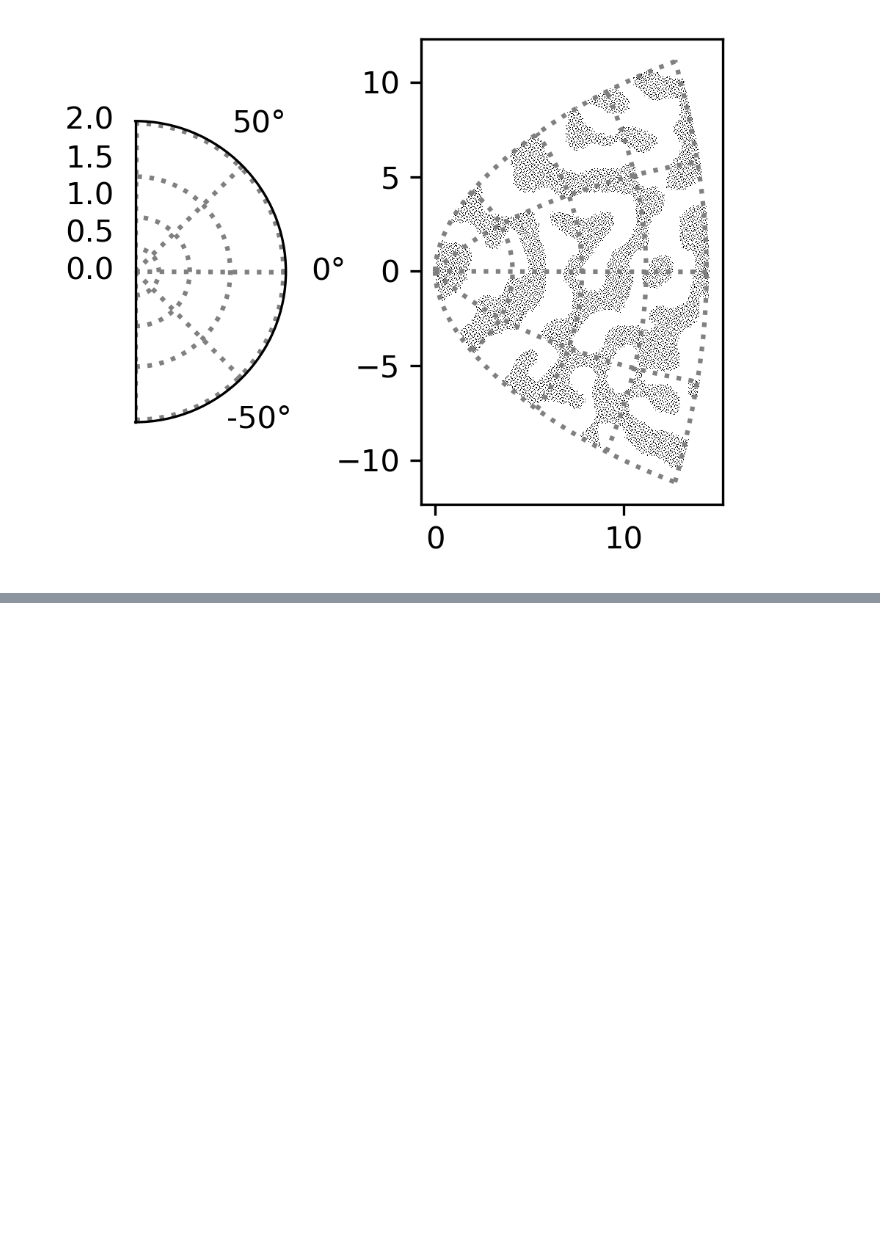
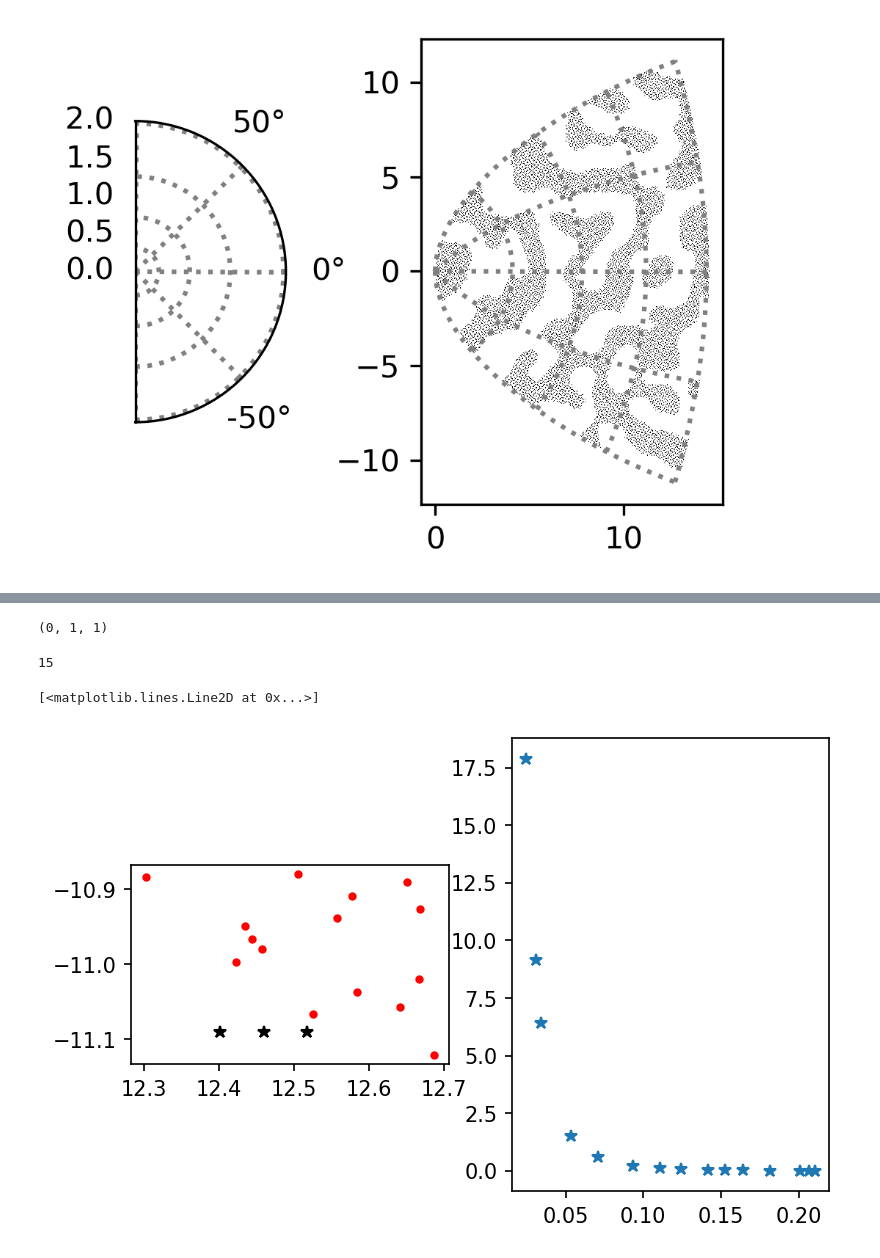
Before and after one commit to g13/patchV1, a Jupyter notebook: OD_VF.ipynb, the cells around one changed output, grey strips where cells are left out. Saved outputs shown, nothing was run; the diff lists cells and outputs as text; code cells hidden in the pictures; blank space fills up the shorter version.

```diff
--- a/OD_VF.ipynb
+++ b/OD_VF.ipynb
@@ -86,0 +100,22 @@ NameError: name 'turntype' is not defined
+# %%
+q = np.arange(2)
+q[0], q[1], q[-1]
+# %% [output]
+(0, 1, 1)
+# %%
+fig = plt.figure('tmp', dpi = 150)
+ax = fig.add_subplot(121)
+bp = np.array([[12.40147476, 12.45941308, 12.5173514], [-11.09057019, -11.09057019, -11.09057019]])
+pos = np.array([[12.50544805,  12.66765508,  12.45678593,  12.43515833,  12.64062058, 12.68657924, 12.55681361, 12.58384811, 12.30268925, 12.44462041, 12.4229928, 12.65008266, 12.52572393, 12.66630336, 12.57708949], [-10.88030034, -10.92619593, -10.9797408, -10.94914373, -11.05623346, -11.12125222, -10.93766983, -11.03711029, -10.88412497, -10.96635458, -10.99695164, -10.88986192, -11.06579504, -11.01989944, -10.90898509]])
+dis = np.array([0.21026985, 0.16437426, 0.11082939, 0.14142646, 0.03433673, 0.03068203, 0.15290036, 0.0534599, 0.20644522, 0.12421561, 0.09361855, 0.20070827, 0.02477515, 0.07067075, 0.18158511])
+acc = np.array([2.82136074e-03, 1.95831344e-02, 1.15945101e-01, 4.14830587e-02, 6.39963570e+00, -9.13721099e+00, 2.85791776e-02, 1.53004080e+00, 3.55640194e-03, 7.31108313e-02, 2.20129052e-01, 4.80926786e-03, 1.78687759e+01, 5.97783419e-01, 1.07214685e-02])
+print(dis.size)
+ax.plot(bp[0,:],bp[1,:],'*k')
+ax.plot(pos[0,:],pos[1,:],'.r')
+ax.set_aspect('equal')
+ax = fig.add_subplot(122)
+ax.plot(dis,np.abs(acc),'*')
+# %% [output]
+15
+[<matplotlib.lines.Line2D at 0x...>]
+[figure, added]
```
Also changed, not shown: parts of 16 cells of this notebook, 3 other files.
